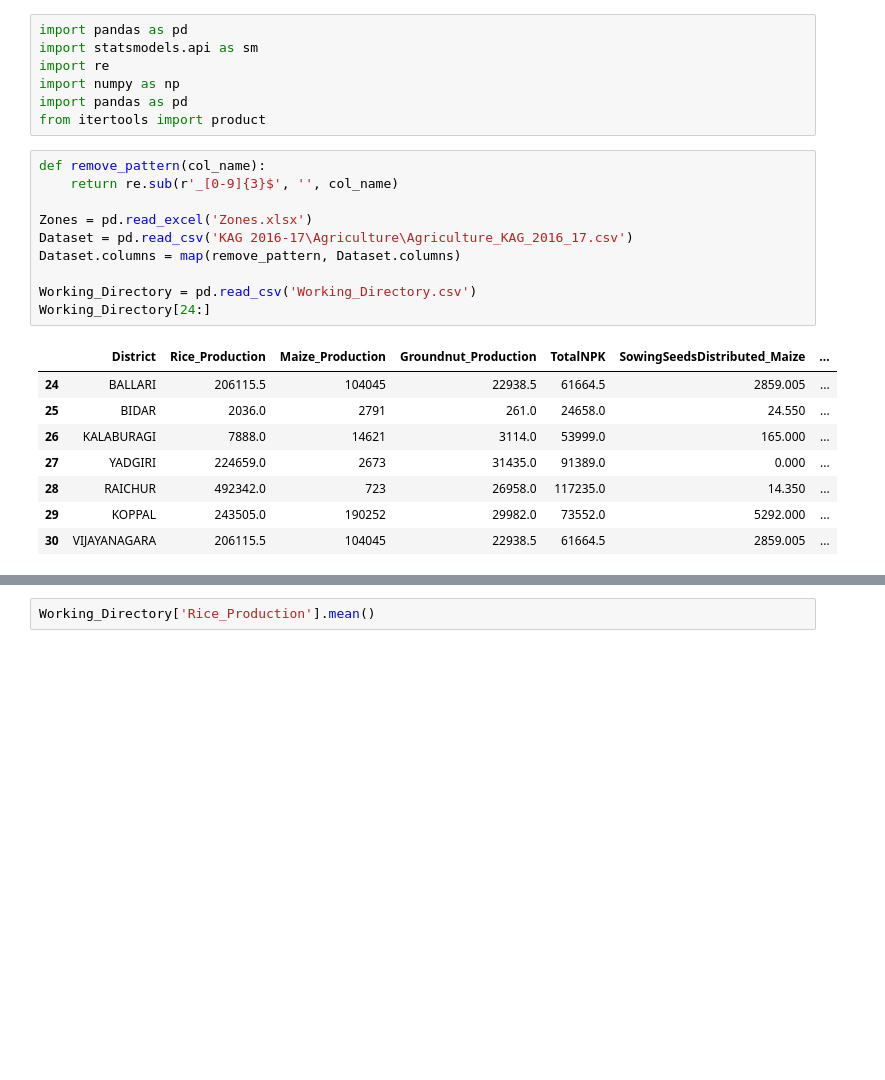
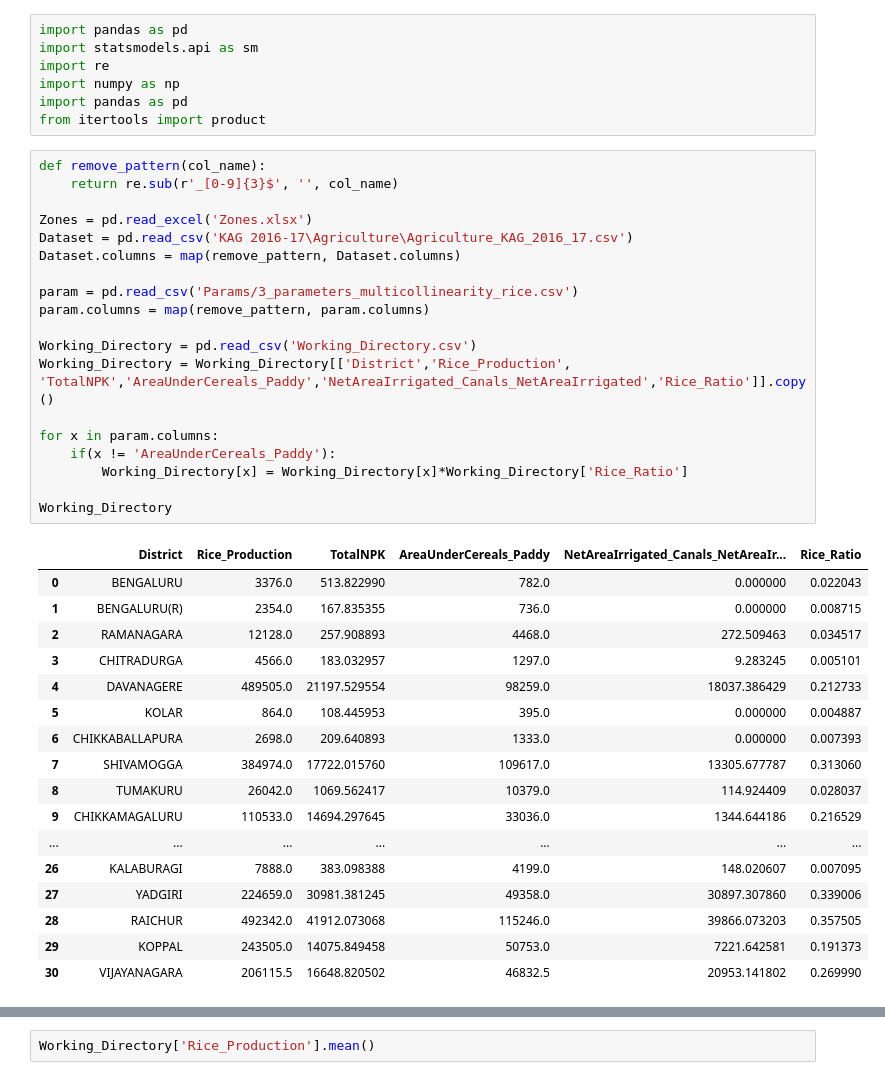
Before and after one commit to WSL-IIITB/WSL_IM_24-25, a Jupyter notebook: Rice_Prescriptive.ipynb, the cells around one changed output, grey strips where cells are left out. Cells and saved outputs as stored; diff of their text form; blank space fills up the shorter version.

```diff
--- a/Rice_Prescriptive.ipynb
+++ b/Rice_Prescriptive.ipynb
@@ -8,22 +8,40 @@ from itertools import product
 # %%
 def remove_pattern(col_name):
     return re.sub(r'_[0-9]{3}$', '', col_name)
 
 Zones = pd.read_excel('Zones.xlsx')
 Dataset = pd.read_csv('KAG 2016-17\Agriculture\Agriculture_KAG_2016_17.csv')
 Dataset.columns = map(remove_pattern, Dataset.columns)
 
+param = pd.read_csv('Params/3_parameters_multicollinearity_rice.csv')
+param.columns = map(remove_pattern, param.columns)
+
 Working_Directory = pd.read_csv('Working_Directory.csv')
-Working_Directory[24:]
+Working_Directory = Working_Directory[['District','Rice_Production', 'TotalNPK','AreaUnderCereals_Paddy','NetAreaIrrigated_Canals_NetAreaIrrigated','Rice_Ratio']].copy()
+
+for x in param.columns:
+    if(x != 'AreaUnderCereals_Paddy'):
+        Working_Directory[x] = Working_Directory[x]*Working_Directory['Rice_Ratio']
+
+Working_Directory
 # %% [output]
-|  | District | Rice_Production | Maize_Production | Groundnut_Production | TotalNPK | SowingSeedsDistributed_Maize | ... |
-| 24 | BALLARI | 206115.5 | 104045 | 22938.5 | 61664.5 | 2859.005 | ... |
-| 25 | BIDAR | 2036.0 | 2791 | 261.0 | 24658.0 | 24.550 | ... |
-| 26 | KALABURAGI | 7888.0 | 14621 | 3114.0 | 53999.0 | 165.000 | ... |
-| 27 | YADGIRI | 224659.0 | 2673 | 31435.0 | 91389.0 | 0.000 | ... |
-| 28 | RAICHUR | 492342.0 | 723 | 26958.0 | 117235.0 | 14.350 | ... |
-| 29 | KOPPAL | 243505.0 | 190252 | 29982.0 | 73552.0 | 5292.000 | ... |
-| 30 | VIJAYANAGARA | 206115.5 | 104045 | 22938.5 | 61664.5 | 2859.005 | ... |
+|  | District | Rice_Production | TotalNPK | AreaUnderCereals_Paddy | NetAreaIrrigated_Canals_NetAreaIr... | Rice_Ratio |
+| 0 | BENGALURU | 3376.0 | 513.822990 | 782.0 | 0.000000 | 0.022043 |
+| 1 | BENGALURU(R) | 2354.0 | 167.835355 | 736.0 | 0.000000 | 0.008715 |
+| 2 | RAMANAGARA | 12128.0 | 257.908893 | 4468.0 | 272.509463 | 0.034517 |
+| 3 | CHITRADURGA | 4566.0 | 183.032957 | 1297.0 | 9.283245 | 0.005101 |
+| 4 | DAVANAGERE | 489505.0 | 21197.529554 | 98259.0 | 18037.386429 | 0.212733 |
+| 5 | KOLAR | 864.0 | 108.445953 | 395.0 | 0.000000 | 0.004887 |
+| 6 | CHIKKABALLAPURA | 2698.0 | 209.640893 | 1333.0 | 0.000000 | 0.007393 |
+| 7 | SHIVAMOGGA | 384974.0 | 17722.015760 | 109617.0 | 13305.677787 | 0.313060 |
+| 8 | TUMAKURU | 26042.0 | 1069.562417 | 10379.0 | 114.924409 | 0.028037 |
+| 9 | CHIKKAMAGALURU | 110533.0 | 14694.297645 | 33036.0 | 1344.644186 | 0.216529 |
+| ... | ... | ... | ... | ... | ... | ... |
+| 26 | KALABURAGI | 7888.0 | 383.098388 | 4199.0 | 148.020607 | 0.007095 |
+| 27 | YADGIRI | 224659.0 | 30981.381245 | 49358.0 | 30897.307860 | 0.339006 |
+| 28 | RAICHUR | 492342.0 | 41912.073068 | 115246.0 | 39866.073203 | 0.357505 |
+| 29 | KOPPAL | 243505.0 | 14075.849458 | 50753.0 | 7221.642581 | 0.191373 |
+| 30 | VIJAYANAGARA | 206115.5 | 16648.820502 | 46832.5 | 20953.141802 | 0.269990 |
 # %%
 Case_file = pd.read_csv('Params/3_parameters_multicollinearity_rice.csv')
 y = Working_Directory['Rice_Production']
```
Also changed, not shown: parts of 29 cells of this notebook, 8 other files.
